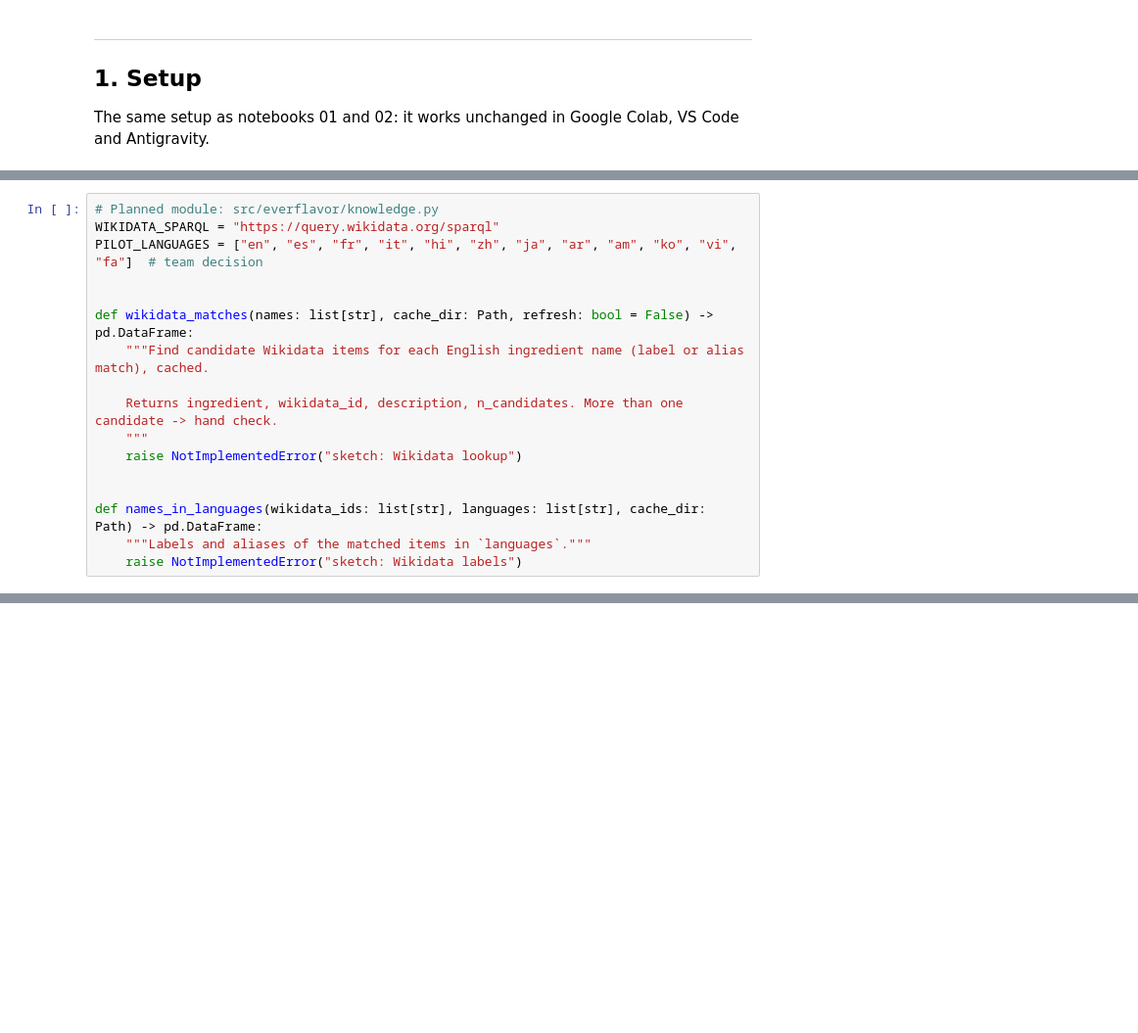
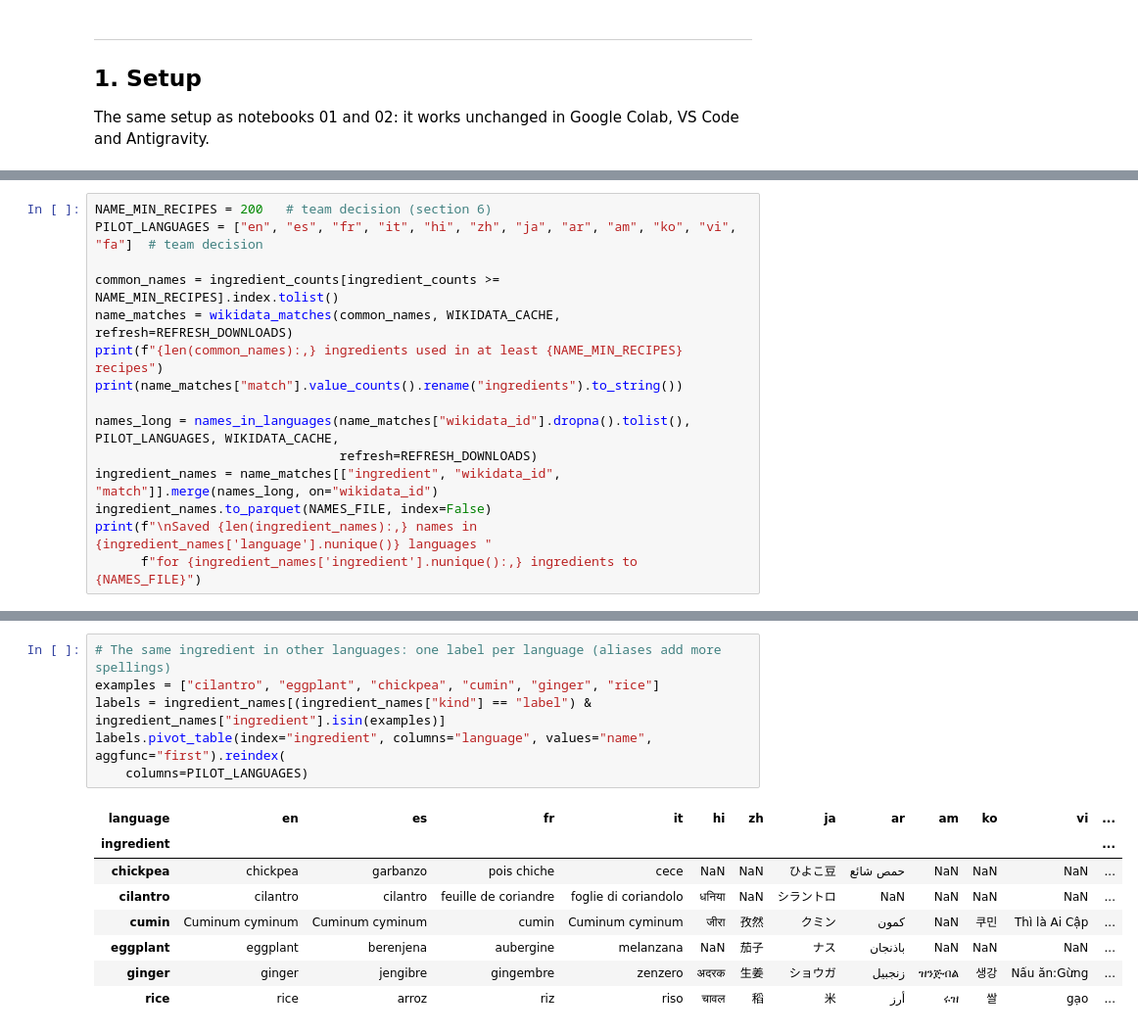
Before and after one commit to Chloe-Tu2/The-EverFlavor-AI, a Jupyter notebook: notebooks/04_ingredient_knowledge.ipynb, the cells around one changed output, grey strips where cells are left out. Shown at 98% size. Drawn from its saved outputs; the diff is of its cells as text; blank space fills up the shorter version.

```diff
--- a/notebooks/04_ingredient_knowledge.ipynb
+++ b/notebooks/04_ingredient_knowledge.ipynb
@@ -163,17 +198,15 @@ are queried in batches and cached.
-# %%
-# Planned module: src/everflavor/knowledge.py
-WIKIDATA_SPARQL = "https://query.wikidata.org/sparql"
-PILOT_LANGUAGES = ["en", "es", "fr", "it", "hi", "zh", "ja", "ar", "am", "ko", "vi", "fa"]  # team decision
-
-
-def wikidata_matches(names: list[str], cache_dir: Path, refresh: bool = False) -> pd.DataFrame:
-    """Find candidate Wikidata items for each English ingredient name (label or alias match), cached.
-
-    Returns ingredient, wikidata_id, description, n_candidates. More than one candidate -> hand check.
-    """
-    raise NotImplementedError("sketch: Wikidata lookup")
-
-
-def names_in_languages(wikidata_ids: list[str], languages: list[str], cache_dir: Path) -> pd.DataFrame:
-    """Labels and aliases of the matched items in `languages`."""
-    raise NotImplementedError("sketch: Wikidata labels")
+# %%
+NAME_MIN_RECIPES = 200   # team decision (section 6)
+PILOT_LANGUAGES = ["en", "es", "fr", "it", "hi", "zh", "ja", "ar", "am", "ko", "vi", "fa"]  # team decision
+
+common_names = ingredient_counts[ingredient_counts >= NAME_MIN_RECIPES].index.tolist()
+name_matches = wikidata_matches(common_names, WIKIDATA_CACHE, refresh=REFRESH_DOWNLOADS)
+print(f"{len(common_names):,} ingredients used in at least {NAME_MIN_RECIPES} recipes")
+print(name_matches["match"].value_counts().rename("ingredients").to_string())
+
+names_long = names_in_languages(name_matches["wikidata_id"].dropna().tolist(), PILOT_LANGUAGES, WIKIDATA_CACHE,
+                                refresh=REFRESH_DOWNLOADS)
+ingredient_names = name_matches[["ingredient", "wikidata_id", "match"]].merge(names_long, on="wikidata_id")
+ingredient_names.to_parquet(NAMES_FILE, index=False)
+print(f"\nSaved {len(ingredient_names):,} names in {ingredient_names['language'].nunique()} languages "
+      f"for {ingredient_names['ingredient'].nunique():,} ingredients to {NAMES_FILE}")
@@ -179,0 +221,15 @@ def names_in_languages(wikidata_ids: list[str], languages: list[str], cache_dir:
+# %%
+# The same ingredient in other languages: one label per language (aliases add more spellings)
+examples = ["cilantro", "eggplant", "chickpea", "cumin", "ginger", "rice"]
+labels = ingredient_names[(ingredient_names["kind"] == "label") & ingredient_names["ingredient"].isin(examples)]
+labels.pivot_table(index="ingredient", columns="language", values="name", aggfunc="first").reindex(
+    columns=PILOT_LANGUAGES)
+# %% [output]
+| language | en | es | fr | it | hi | zh | ja | ar | am | ko | vi | ... |
+| ingredient |  |  |  |  |  |  |  |  |  |  |  | ... |
+| chickpea | chickpea | garbanzo | pois chiche | cece | NaN | NaN | ひよこ豆 | حمص شائع | NaN | NaN | NaN | ... |
+| cilantro | cilantro | cilantro | feuille de coriandre | foglie di coriandolo | धनिया | NaN | シラントロ | NaN | NaN | NaN | NaN | ... |
+| cumin | Cuminum cyminum | Cuminum cyminum | cumin | Cuminum cyminum | जीरा | 孜然 | クミン | كمون | NaN | 쿠민 | Thì là Ai Cập | ... |
+| eggplant | eggplant | berenjena | aubergine | melanzana | NaN | 茄子 | ナス | باذنجان | NaN | NaN | NaN | ... |
+| ginger | ginger | jengibre | gingembre | zenzero | अदरक | 生姜 | ショウガ | زنجبيل | ዝንጅብል | 생강 | Nấu ăn:Gừng | ... |
+| rice | rice | arroz | riz | riso | चावल | 稻 | 米 | أرز | ሩዝ | 쌀 | gạo | ... |
```
Also changed, not shown: parts of 23 cells of this notebook, 9 other files.
